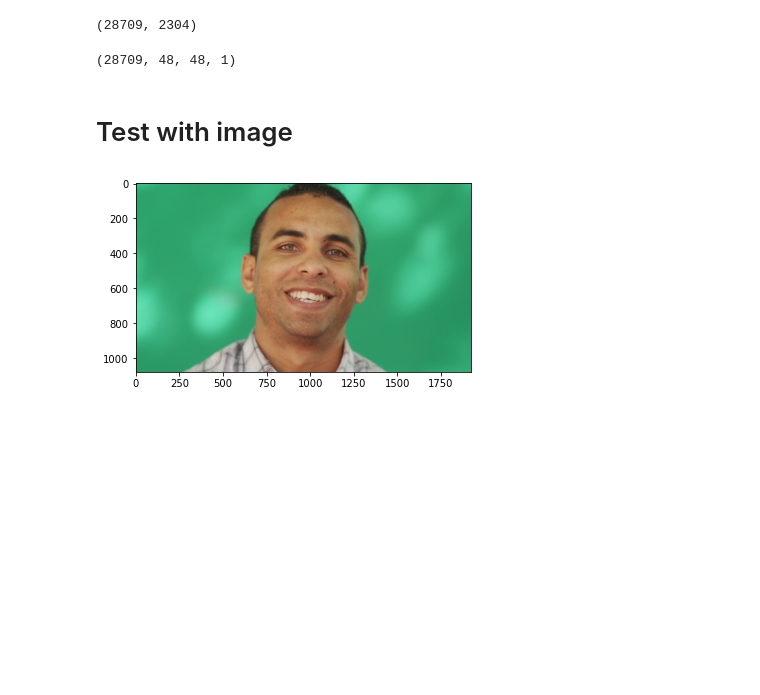
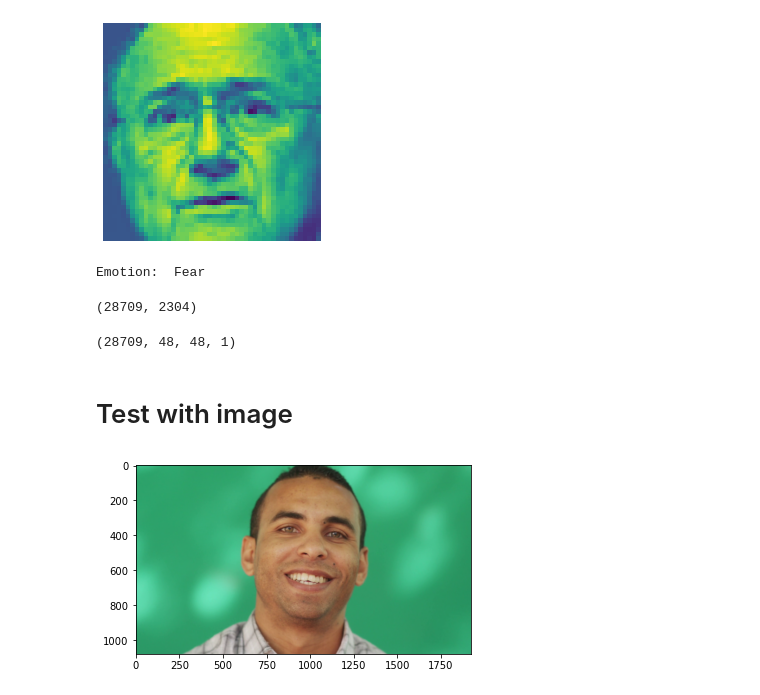
Before and after one commit to RabinPhaiju/Machine-Learning, a Jupyter notebook: Digital Image Processing/Emotion_Dectition/Emotion_Detection.ipynb, the cells around one changed output. Saved outputs shown, nothing was run; the diff lists cells and outputs as text; code cells hidden in the pictures; blank space fills up the shorter version.

Commit message:
[Added] image preview

```diff
--- a/Digital Image Processing/Emotion_Dectition/Emotion_Detection.ipynb
+++ b/Digital Image Processing/Emotion_Dectition/Emotion_Detection.ipynb
@@ -27,6 +37,18 @@ x_train = np.array(x_train,'float32')
 train_y = np.array(train_y,'float32')
 x_test = np.array(x_test,'float32')
 test_y = np.array(test_y,'float32')
+# %%
+ii = 5
+test_image = x_train[ii]
+test_image = np.reshape(test_image, (48,48,1))
+plt.imshow(test_image)
+plt.axis('off')
+plt.show()
+emotion_detection = ['Angry','Disgust','Fear','Happy','Sad','Suprise','Neutral']
+print('Emotion: ',emotion_detection[train_y[ii]])
+# %% [output]
+[figure, added]
+Emotion:  Fear
 # %%
 # setting variables for train
 num_features = 64
```
Also changed, not shown: parts of 2 cells of this notebook.
